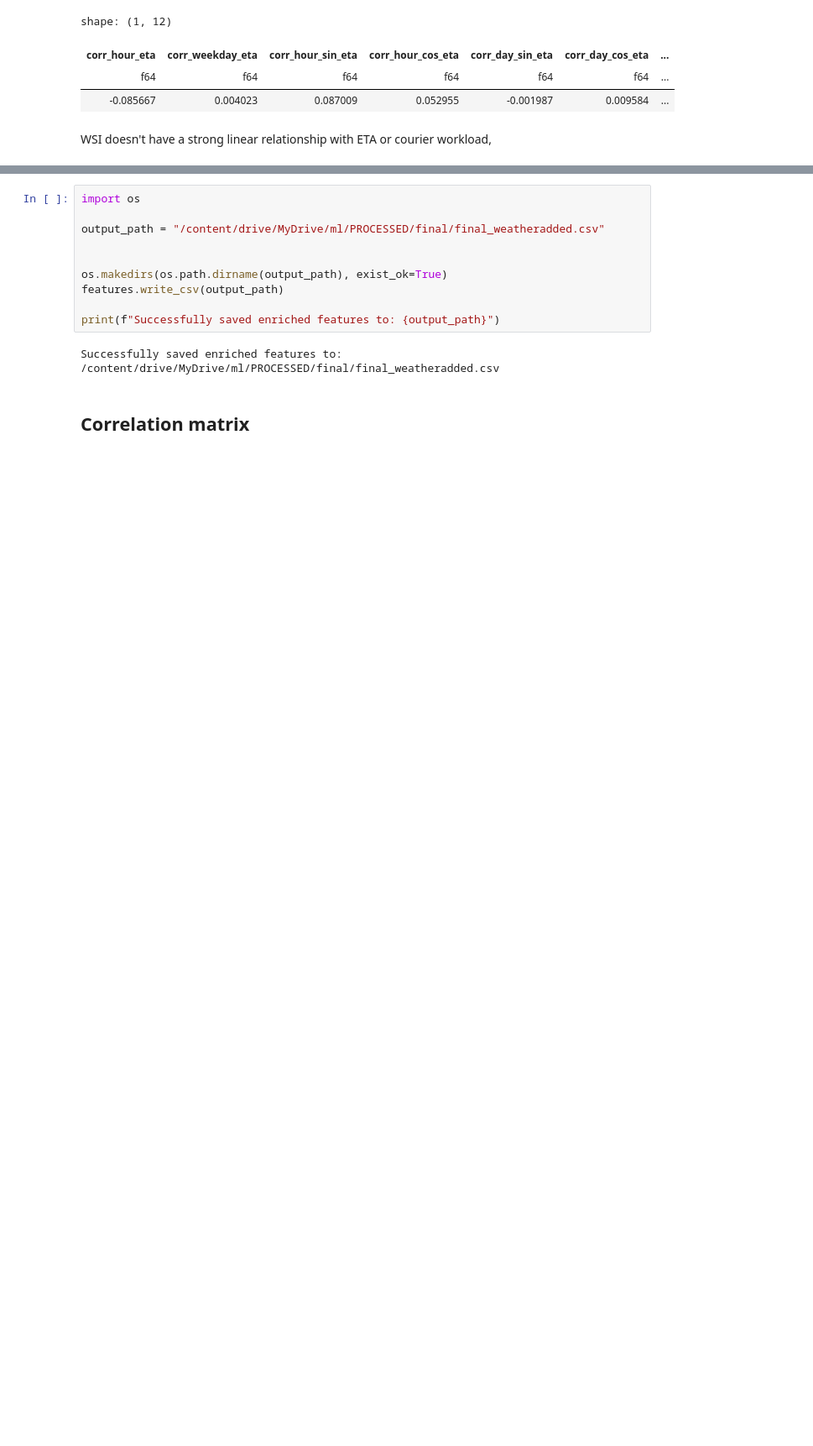
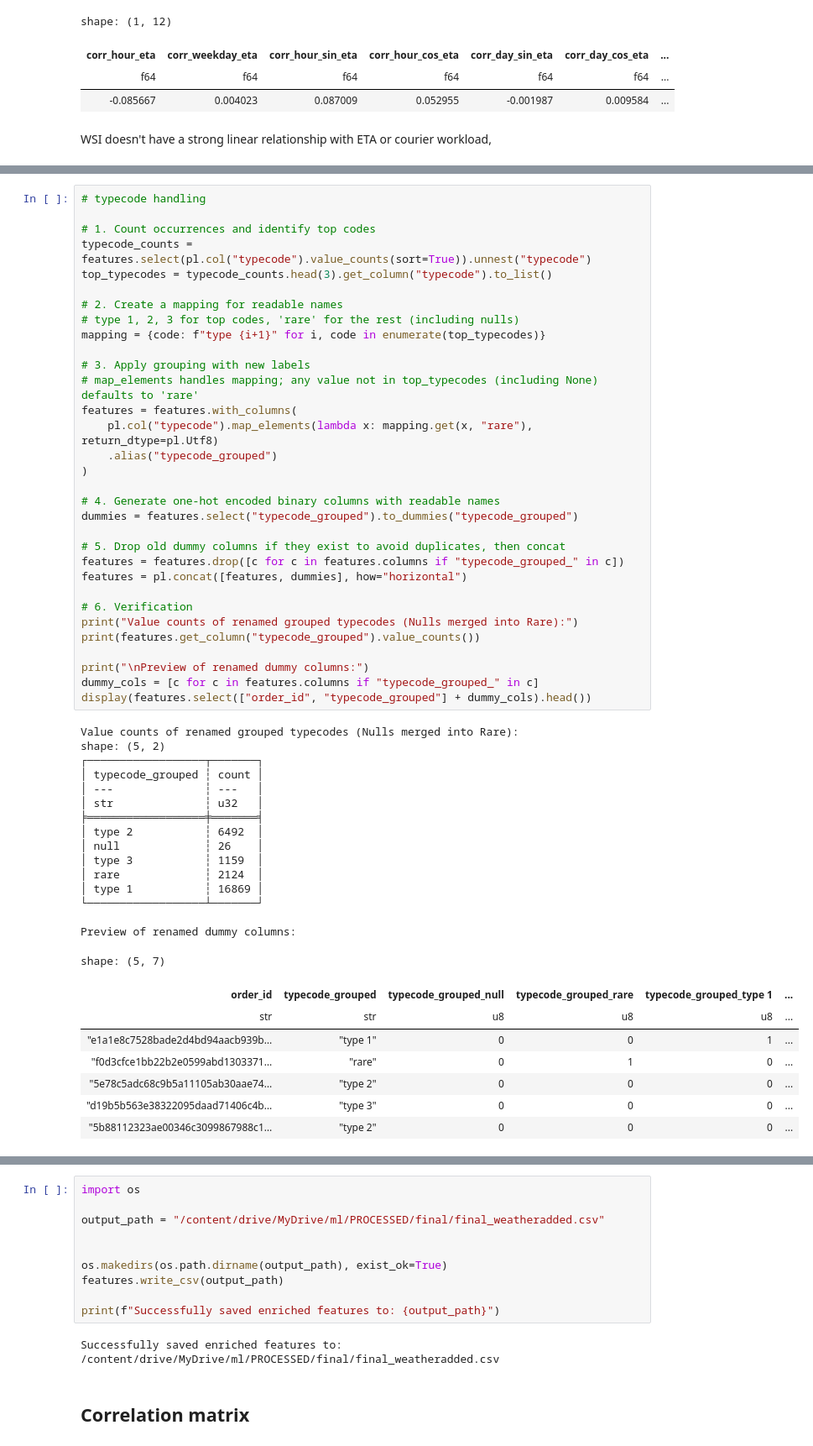
Before and after one commit to aymuos/starship, a Jupyter notebook: fundamental_EDA/feature_creator.ipynb, the cells around one changed output, grey strips where cells are left out. Shown at 84% size. Drawn from its saved outputs; the diff is of its cells as text; blank space fills up the shorter version.

Commit message:
add typecode

```diff
--- a/fundamental_EDA/feature_creator.ipynb
+++ b/fundamental_EDA/feature_creator.ipynb
@@ -1898,0 +1907,56 @@ WSI doesn't have a strong linear relationship with ETA or courier workload,
+# %%
+# typecode handling
+
+# 1. Count occurrences and identify top codes
+typecode_counts = features.select(pl.col("typecode").value_counts(sort=True)).unnest("typecode")
+top_typecodes = typecode_counts.head(3).get_column("typecode").to_list()
+
+# 2. Create a mapping for readable names
+# type 1, 2, 3 for top codes, 'rare' for the rest (including nulls)
+mapping = {code: f"type {i+1}" for i, code in enumerate(top_typecodes)}
+
+# 3. Apply grouping with new labels
+# map_elements handles mapping; any value not in top_typecodes (including None) defaults to 'rare'
+features = features.with_columns(
+    pl.col("typecode").map_elements(lambda x: mapping.get(x, "rare"), return_dtype=pl.Utf8)
+    .alias("typecode_grouped")
+)
+
+# 4. Generate one-hot encoded binary columns with readable names
+dummies = features.select("typecode_grouped").to_dummies("typecode_grouped")
+
+# 5. Drop old dummy columns if they exist to avoid duplicates, then concat
+features = features.drop([c for c in features.columns if "typecode_grouped_" in c])
+features = pl.concat([features, dummies], how="horizontal")
+
+# 6. Verification
+print("Value counts of renamed grouped typecodes (Nulls merged into Rare):")
+print(features.get_column("typecode_grouped").value_counts())
+
+print("\nPreview of renamed dummy columns:")
+dummy_cols = [c for c in features.columns if "typecode_grouped_" in c]
+display(features.select(["order_id", "typecode_grouped"] + dummy_cols).head())
+# %% [output]
+Value counts of renamed grouped typecodes (Nulls merged into Rare):
+shape: (5, 2)
+┌──────────────────┬───────┐
+│ typecode_grouped ┆ count │
+│ ---              ┆ ---   │
+│ str              ┆ u32   │
+╞══════════════════╪═══════╡
+│ type 2           ┆ 6492  │
+│ null             ┆ 26    │
+│ type 3           ┆ 1159  │
+│ rare             ┆ 2124  │
+│ type 1           ┆ 16869 │
+└──────────────────┴───────┘
+
+Preview of renamed dummy columns:
+shape: (5, 7)
+| order_id | typecode_grouped | typecode_grouped_null | typecode_grouped_rare | typecode_grouped_type 1 | ... |
+| str | str | u8 | u8 | u8 | ... |
+| "e1a1e8c7528bade2d4bd94aacb939b… | "type 1" | 0 | 0 | 1 | ... |
+| "f0d3cfce1bb22b2e0599abd1303371… | "rare" | 0 | 1 | 0 | ... |
+| "5e78c5adc68c9b5a11105ab30aae74… | "type 2" | 0 | 0 | 0 | ... |
+| "d19b5b563e38322095daad71406c4b… | "type 3" | 0 | 0 | 0 | ... |
+| "5b88112323ae00346c3099867988c1… | "type 2" | 0 | 0 | 0 | ... |
```
Also changed, not shown: parts of 4 cells of this notebook.
